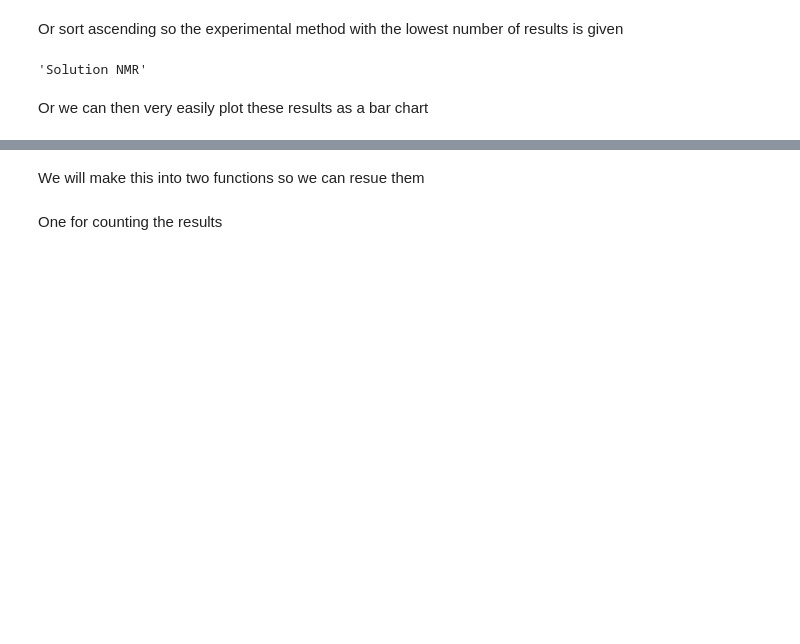
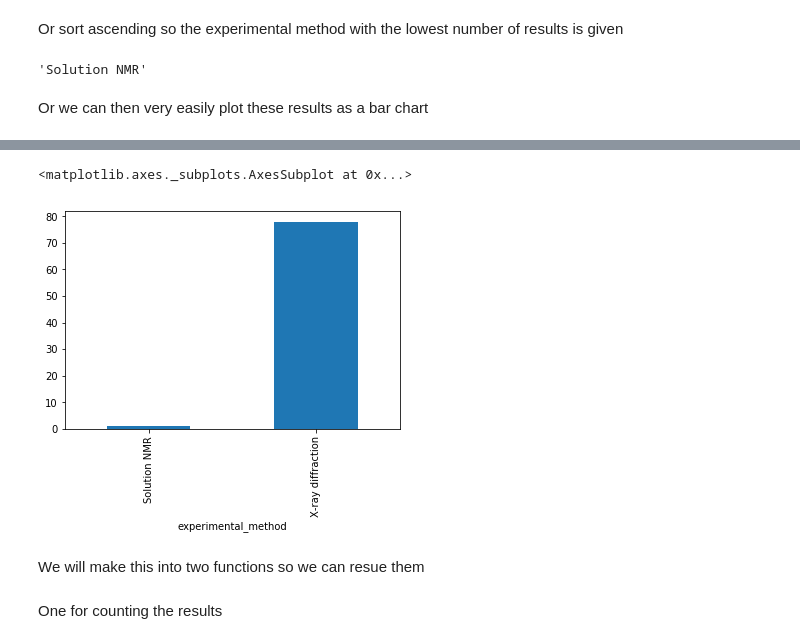
Before and after one commit to PDBeurope/pdbe-api-training, a Jupyter notebook: API workshop #6 - PDB search.ipynb, the cells around one changed output, grey strips where cells are left out. Saved outputs shown, nothing was run; the diff lists cells and outputs as text; code cells hidden in the pictures; blank space fills up the shorter version.

```diff
--- a/API workshop #6 - PDB search.ipynb
+++ b/API workshop #6 - PDB search.ipynb
@@ -140,6 +134,6 @@ results = run_search(search_terms)
 https://www.ebi.ac.uk/pdbe/search/pdb/select?q=molecule_name:"Dihydrofolate reductase"&wt=json&rows=100
 Number of results for Dihydrofolate reductase: 100
 # %%
-results = run_search(search_terms, number_of_rows=1000)
+first_results_more_rows = run_search(search_terms, number_of_rows=1000)
 # %% [output]
 https://www.ebi.ac.uk/pdbe/search/pdb/select?q=molecule_name:"Dihydrofolate reductase"&wt=json&rows=1000
@@ -151,7 +145,7 @@ print('2nd search')
 search_terms = {"molecule_name":"Dihydrofolate reductase",
                 "organism_name":"Human"
                }
-results = run_search(search_terms)
+second_results = run_search(search_terms)
 # %% [output]
 2nd search
 https://www.ebi.ac.uk/pdbe/search/pdb/select?q=molecule_name:"Dihydrofolate reductase" AND organism_name:Human&wt=json&rows=100
@@ -202,8 +196,8 @@ search_terms = {"molecule_name":"Dihydrofolate reductase",
                 "organism_name":"Human"
                }
 filter_terms = ['pdb_id', 'experimental_method']
-results = run_search(search_terms, filter_terms)
-pprint(results)
+third_results = run_search(search_terms, filter_terms)
+pprint(third_results)
 # %% [output]
 3rd search
 https://www.ebi.ac.uk/pdbe/search/pdb/select?q=molecule_name:"Dihydrofolate reductase" AND organism_name:Human&fl=pdb_id,experimental_method&wt=json&rows=100
@@ -245,6 +239,6 @@ def change_lists_to_strings(results):
 
     return results
 # %%
-results = change_lists_to_strings(results)
+results = change_lists_to_strings(third_results)
 pprint(results)
 # %% [output]
@@ -335,5 +326,5 @@ ds.sort_values(ascending=True).index[0]
 # %% [markdown]
 Or we can then very easily plot these results as a bar chart
 # %%
-ds.iplot(kind='bar')
+ds.plot(kind='bar')
 # %% [output]
@@ -341,3 +331,5 @@ ds.iplot(kind='bar')
+<matplotlib.axes._subplots.AxesSubplot at 0x...>
+[figure, added]
 # %% [markdown]
 We will make this into two functions so we can resue them
 # %%
```
Also changed, not shown: parts of 17 cells of this notebook.
